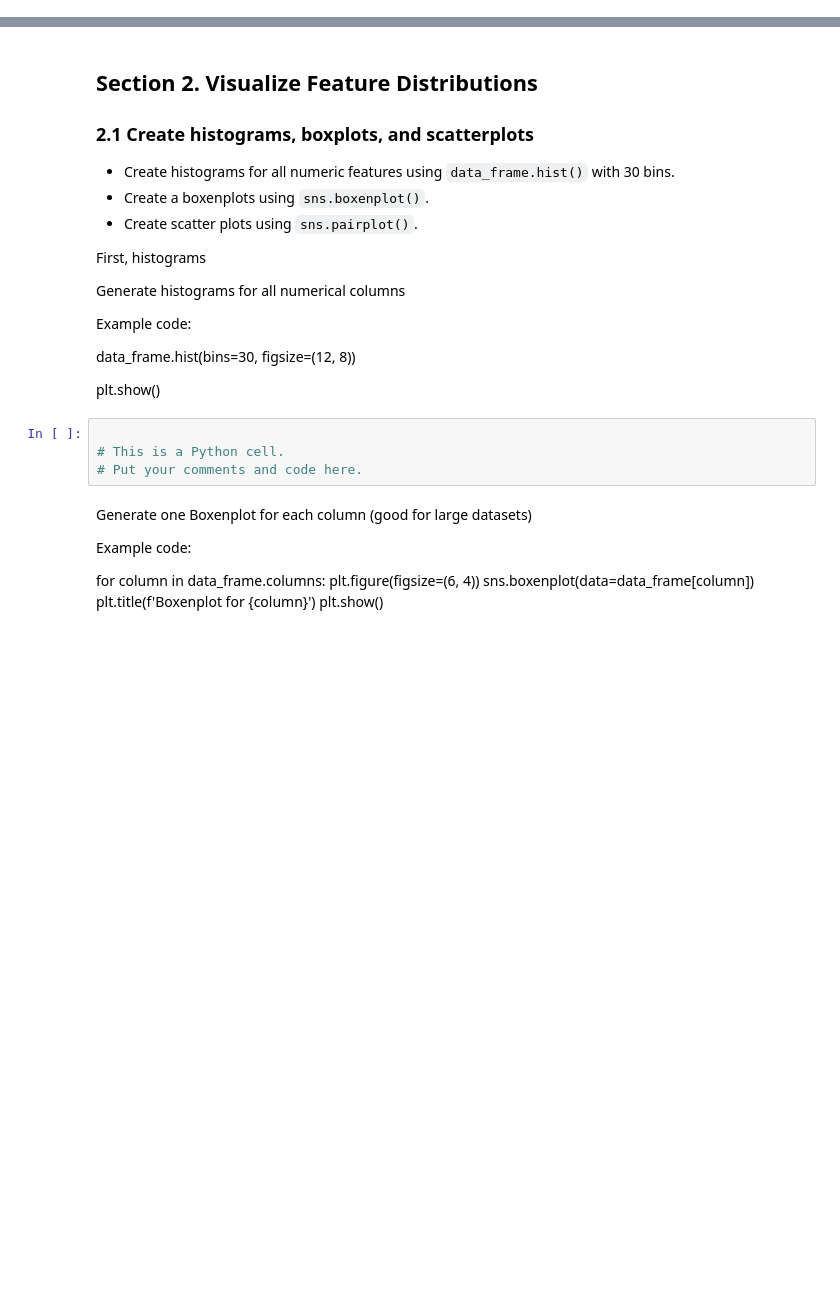
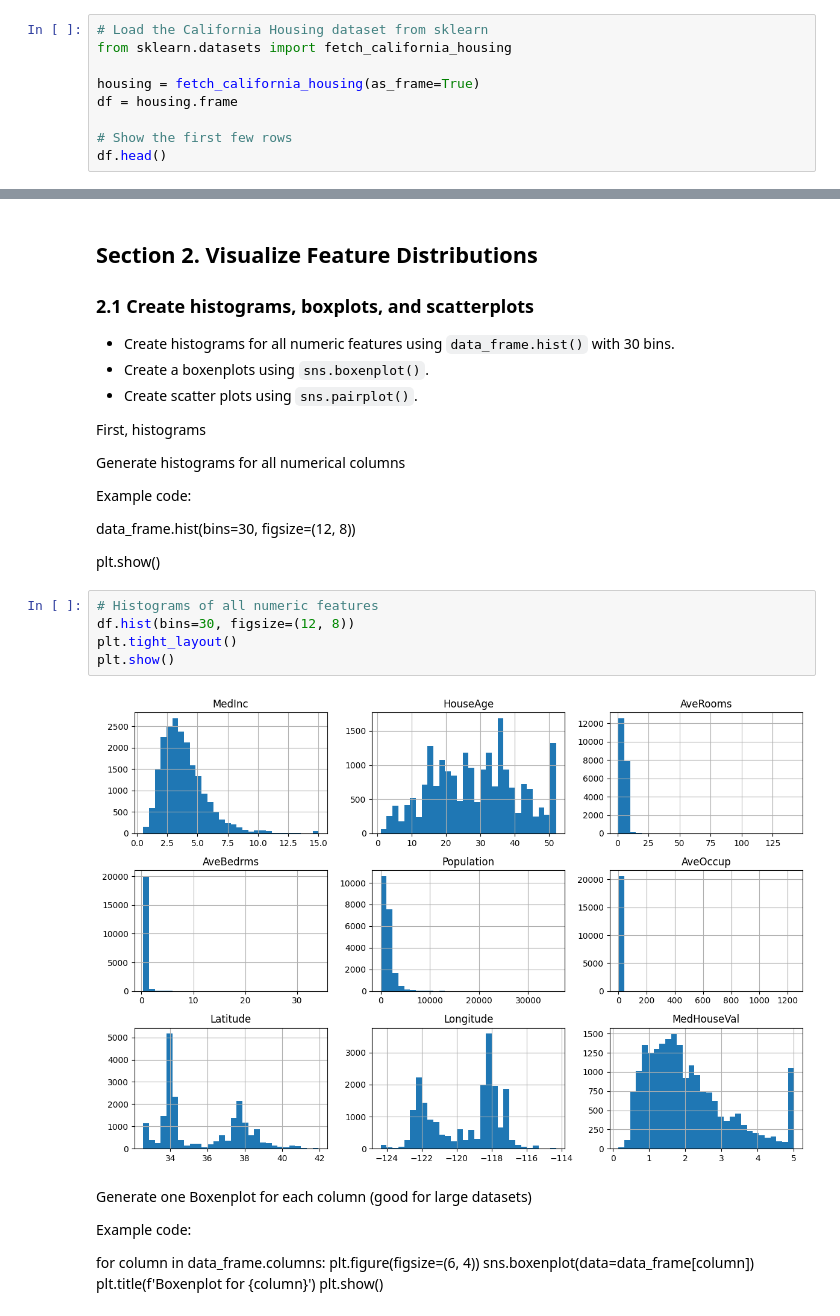
Before and after one commit to Mhamedben/applied-ml-mhamed, a Jupyter notebook: lab01/ml01.ipynb, the cells around one changed output, grey strips where cells are left out. Cells and saved outputs as stored; diff of their text form; blank space fills up the shorter version.

```diff
--- a/lab01/ml01.ipynb
+++ b/lab01/ml01.ipynb
@@ -44,3 +43,12 @@ from sklearn.linear_model import LinearRegression
 
 # Import performance metrics for model evaluation
 from sklearn.metrics import root_mean_squared_error, mean_absolute_error, r2_score
+# %%
+# Load the California Housing dataset from sklearn
+from sklearn.datasets import fetch_california_housing
+
+housing = fetch_california_housing(as_frame=True)
+df = housing.frame
+
+# Show the first few rows
+df.head()
@@ -143,10 +194,13 @@ Example code:
 data_frame.hist(bins=30, figsize=(12, 8))
 
 plt.show()
-# %%
-
-# This is a Python cell.
-# Put your comments and code here.
+# %%
+# Histograms of all numeric features
+df.hist(bins=30, figsize=(12, 8))
+plt.tight_layout()
+plt.show()
+# %% [output]
+[figure, added]
 # %% [markdown]
 Generate one Boxenplot for each column (good for large datasets)
 
```
Also changed, not shown: parts of 22 cells of this notebook.
